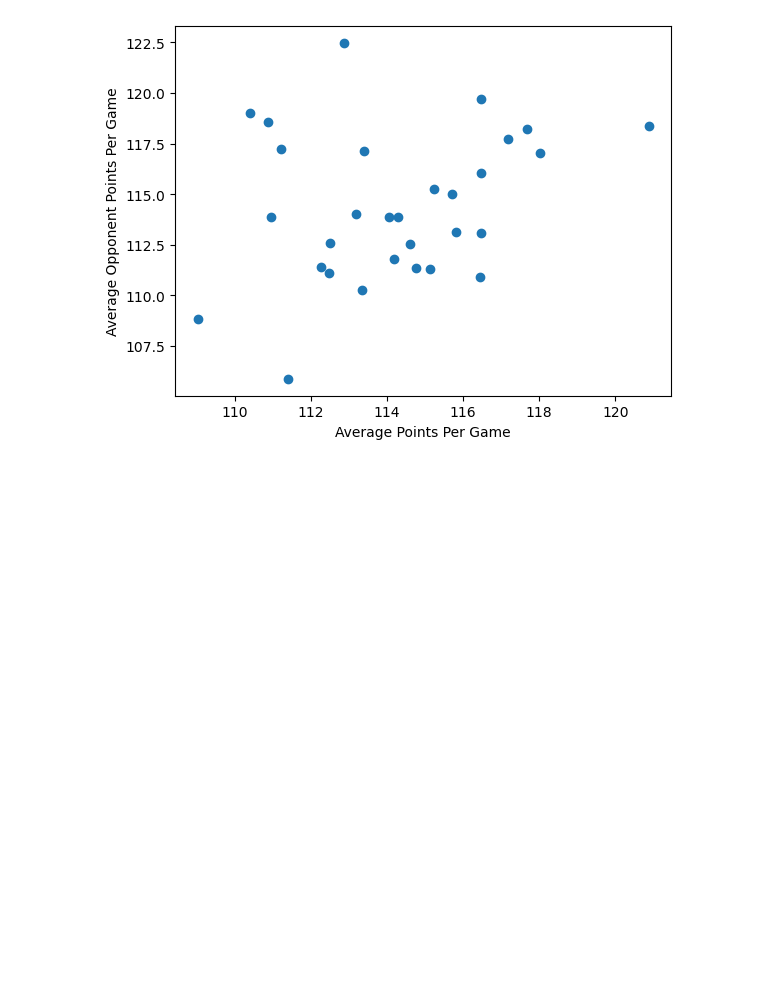
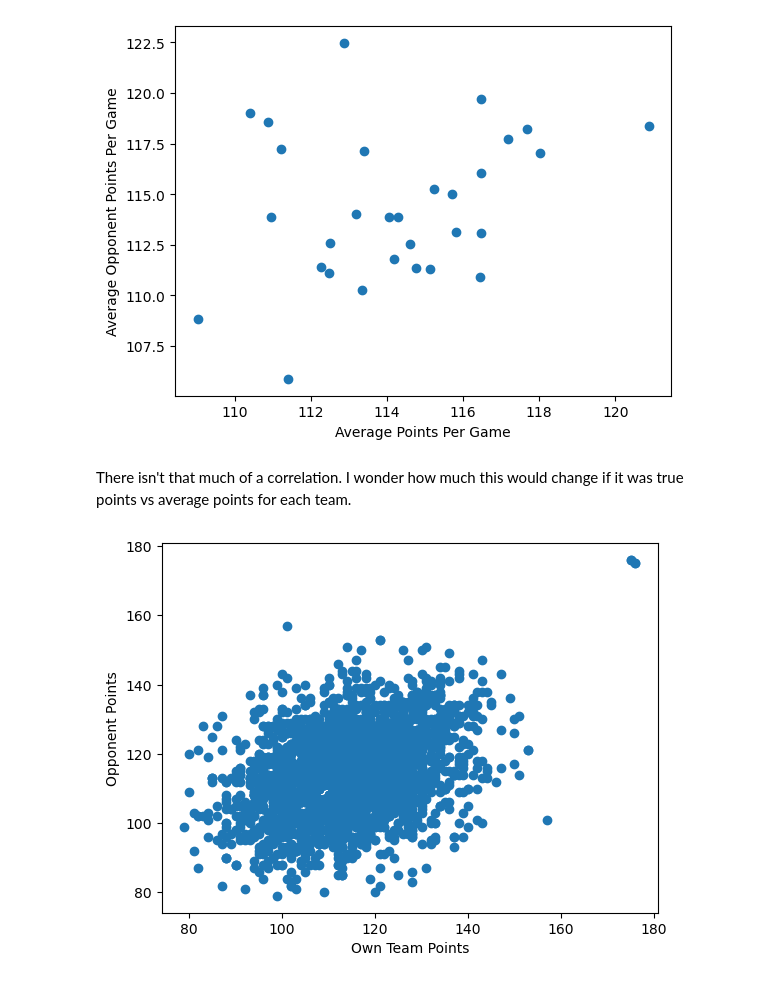
Before and after one commit to dlesueur/386Project, a Jupyter notebook: EDA.ipynb, the cells around one changed output. Cells and saved outputs as stored; diff of their text form; code cells hidden in the pictures; blank space fills up the shorter version.

Commit message:
more eda, changed the datasets a little

```diff
--- a/EDA.ipynb
+++ b/EDA.ipynb
@@ -149,3 +168,14 @@ plt.ylabel('Average Opponent Points Per Game')
 plt.show()
 # %% [output]
 [figure]
+# %% [markdown]
+There isn't that much of a correlation. I wonder how much this would change if it was true points vs average points for each team.
+# %%
+team_points = pd.read_csv("datasets/team_points.csv")
+# %%
+plt.scatter(x = team_points['points'], y = team_points['opponent_points'])
+plt.xlabel("Own Team Points")
+plt.ylabel("Opponent Points")
+plt.show()
+# %% [output]
+[figure, added]
```
Also changed, not shown: parts of 29 cells of this notebook, 5 other files.
